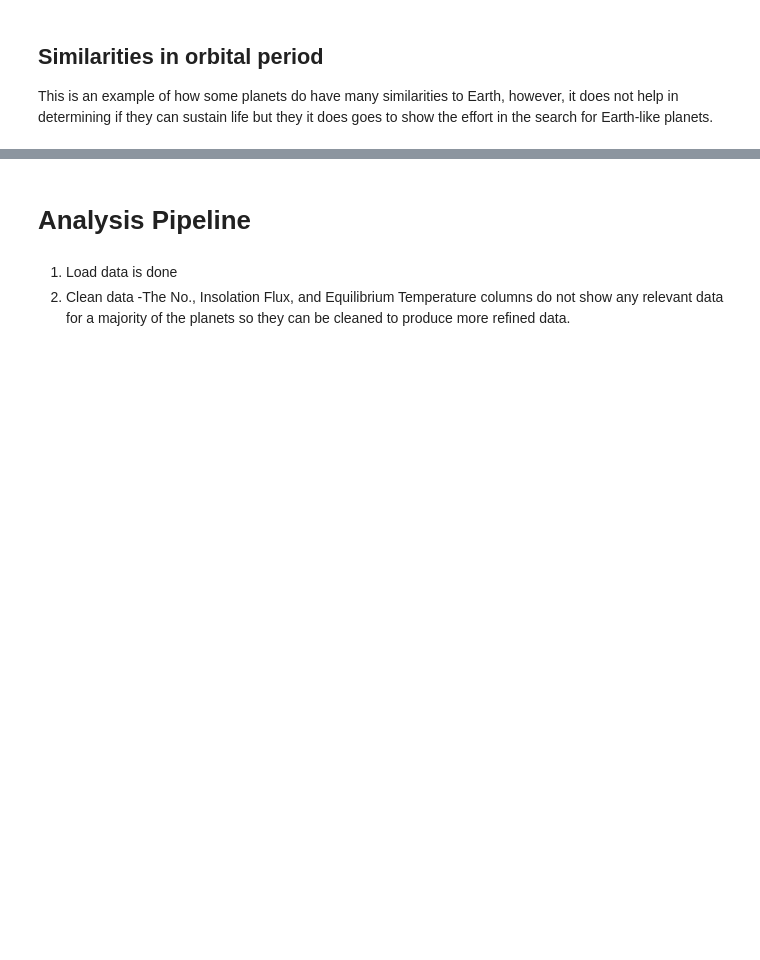
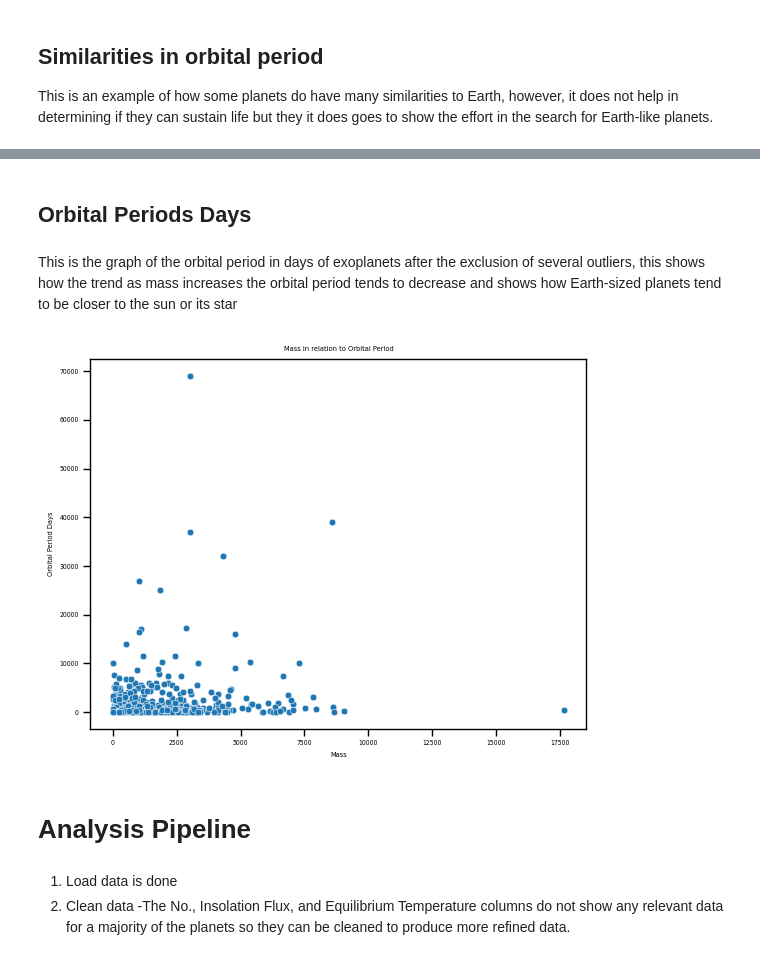
Before and after one commit to ubco-W2022T1-cosc301/project-group35, a Jupyter notebook: notebooks/analysis3.ipynb, the cells around one changed output, grey strips where cells are left out. Drawn from its saved outputs; the diff is of its cells as text; code cells hidden in the pictures; blank space fills up the shorter version.

```diff
--- a/notebooks/analysis3.ipynb
+++ b/notebooks/analysis3.ipynb
@@ -119,3 +106,18 @@ Count
+# %% [markdown]
+## Orbital Periods Days
+# %% [markdown]
+This is the graph of the orbital period in days of exoplanets after the exclusion of several outliers, this shows how the trend as mass increases the orbital period tends to decrease and shows how Earth-sized planets tend to be closer to the sun or its star
+# %%
+import pandas as pd
+import seaborn as sns
+import matplotlib.pyplot as plt
+df = pd.read_csv("../data/raw/DataOriginal.csv")
+df.dropna(subset=["Orbital Period Days"])
+ax = sns.scatterplot(data=df[-(df['Orbital Period Days'] > 69000)], x = 'Mass', y = 'Orbital Period Days')
+ax.set_title("Mass in relation to Orbital Period")
+plt.savefig('kevin3')
+# %% [output]
+[figure, added]
 # %% [markdown]
 # Analysis Pipeline
 # %% [markdown]
```
Also changed, not shown: parts of 10 cells of this notebook, 8 other files.
